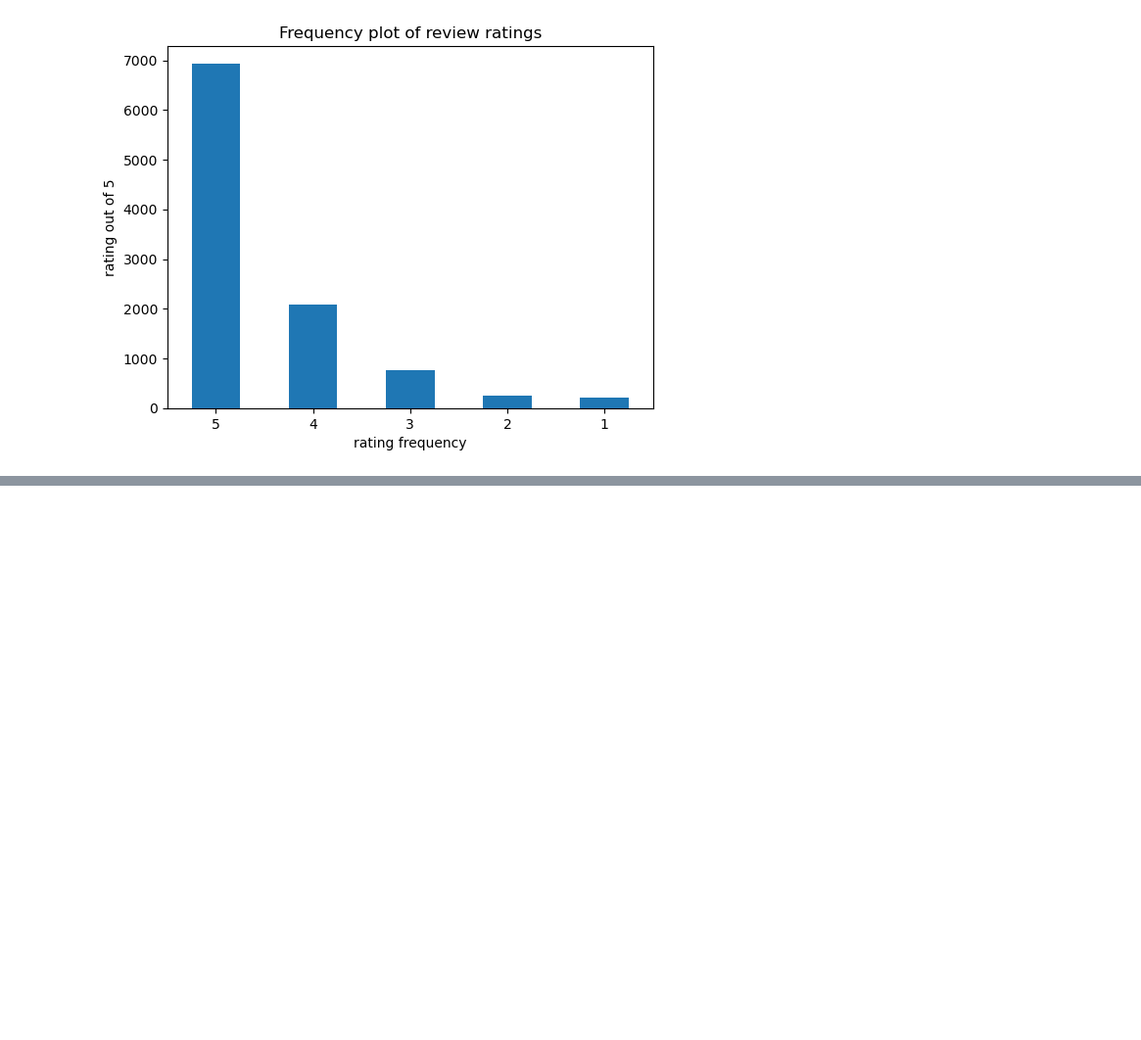
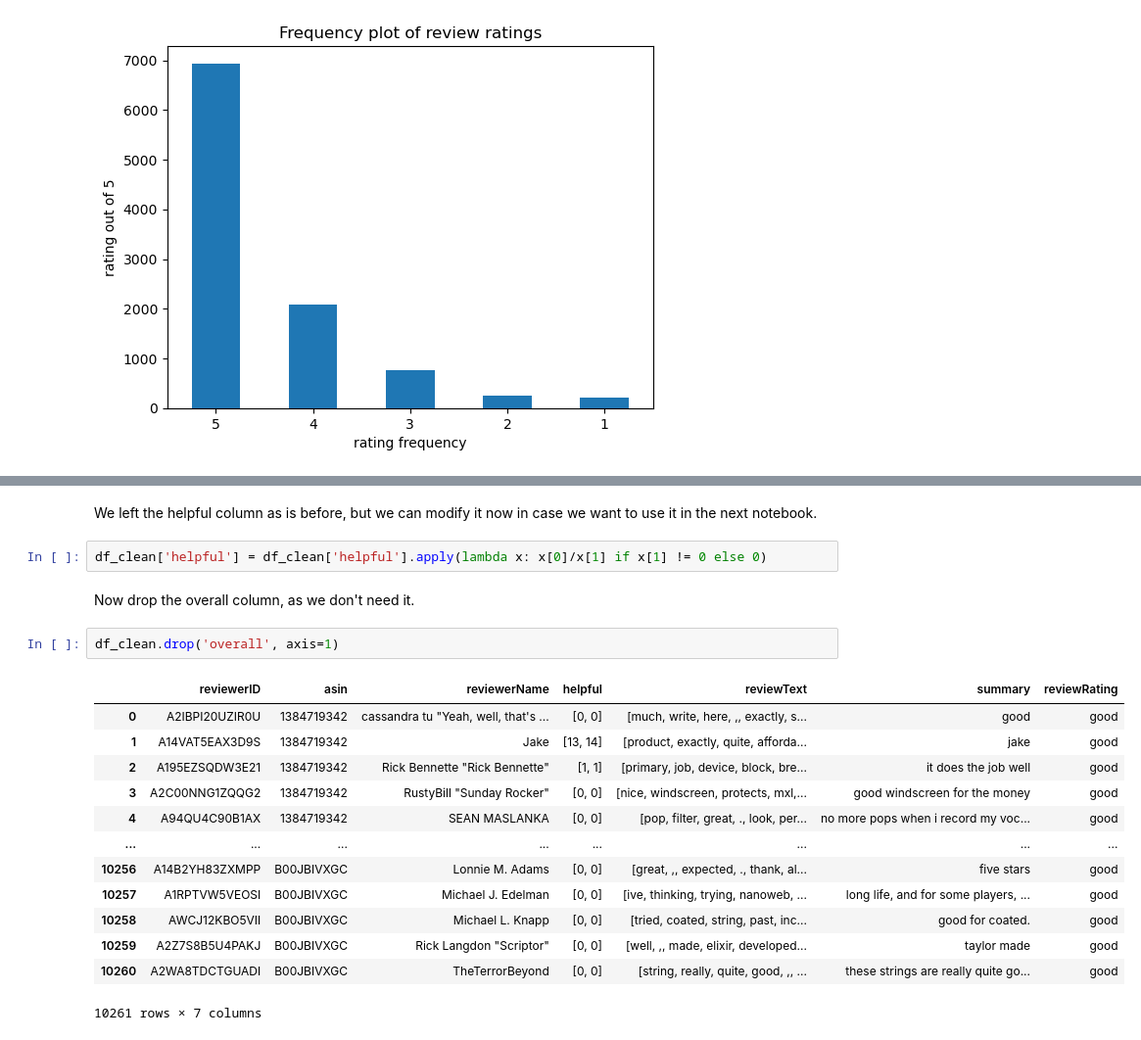
Before and after one commit to RavinderRai/amazon_instrument_sentiment_analysis, a Jupyter notebook: notebooks/Data_Wrangling_and_EDA.ipynb, the cells around one changed output, grey strips where cells are left out. Shown: that part at 98% size. Cells and saved outputs as stored; diff of their text form; blank space fills up the shorter version.

Commit message:
completed notebook, aside from some final touches and edits

```diff
--- a/notebooks/Data_Wrangling_and_EDA.ipynb
+++ b/notebooks/Data_Wrangling_and_EDA.ipynb
@@ -182,0 +408,22 @@ Name: overall, Length: 10261, dtype: object
+# %% [markdown]
+We left the helpful column as is before, but we can modify it now in case we want to use it in the next notebook.
+# %%
+df_clean['helpful'] = df_clean['helpful'].apply(lambda x: x[0]/x[1] if x[1] != 0 else 0)
+# %% [markdown]
+Now drop the overall column, as we don't need it.
+# %%
+df_clean.drop('overall', axis=1)
+# %% [output]
+|  | reviewerID | asin | reviewerName | helpful | reviewText | summary | reviewRating |
+| 0 | A2IBPI20UZIR0U | 1384719342 | cassandra tu "Yeah, well, that's ... | [0, 0] | [much, write, here, ,, exactly, s... | good | good |
+| 1 | A14VAT5EAX3D9S | 1384719342 | Jake | [13, 14] | [product, exactly, quite, afforda... | jake | good |
+| 2 | A195EZSQDW3E21 | 1384719342 | Rick Bennette "Rick Bennette" | [1, 1] | [primary, job, device, block, bre... | it does the job well | good |
+| 3 | A2C00NNG1ZQQG2 | 1384719342 | RustyBill "Sunday Rocker" | [0, 0] | [nice, windscreen, protects, mxl,... | good windscreen for the money | good |
+| 4 | A94QU4C90B1AX | 1384719342 | SEAN MASLANKA | [0, 0] | [pop, filter, great, ., look, per... | no more pops when i record my voc... | good |
+| ... | ... | ... | ... | ... | ... | ... | ... |
+| 10256 | A14B2YH83ZXMPP | B00JBIVXGC | Lonnie M. Adams | [0, 0] | [great, ,, expected, ., thank, al... | five stars | good |
+| 10257 | A1RPTVW5VEOSI | B00JBIVXGC | Michael J. Edelman | [0, 0] | [ive, thinking, trying, nanoweb, ... | long life, and for some players, ... | good |
+| 10258 | AWCJ12KBO5VII | B00JBIVXGC | Michael L. Knapp | [0, 0] | [tried, coated, string, past, inc... | good for coated. | good |
+| 10259 | A2Z7S8B5U4PAKJ | B00JBIVXGC | Rick Langdon "Scriptor" | [0, 0] | [well, ,, made, elixir, developed... | taylor made | good |
+| 10260 | A2WA8TDCTGUADI | B00JBIVXGC | TheTerrorBeyond | [0, 0] | [string, really, quite, good, ,, ... | these strings are really quite go... | good |
+10261 rows × 7 columns
```
Also changed, not shown: parts of 36 cells of this notebook, 1 other file.
